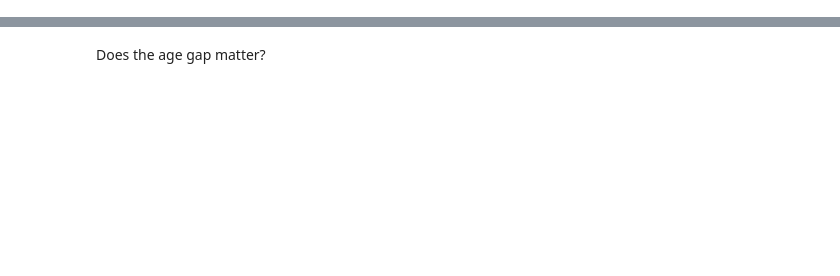
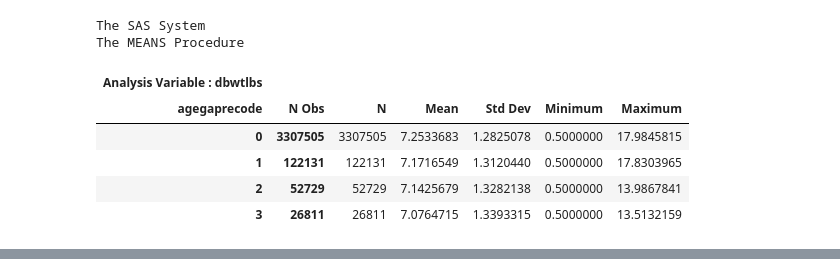
Before and after one commit to AndrewManukov/Stat448, a Jupyter notebook: assignments/DataChallenge2.ipynb, the cells around one changed output, grey strips where cells are left out. Saved outputs shown, nothing was run; the diff lists cells and outputs as text; code cells hidden in the pictures; blank space fills up the shorter version.

```diff
--- a/assignments/DataChallenge2.ipynb
+++ b/assignments/DataChallenge2.ipynb
@@ -48,2 +105,15 @@ The SAS System
+# %%
+proc means data = birtha;
+ class agegaprecode;
+ var dbwtlbs;
+# %% [output]
+The SAS System
+The MEANS Procedure
+| Analysis Variable : dbwtlbs |  |  |  |  |  |  |
+| agegaprecode | N Obs | N | Mean | Std Dev | Minimum | Maximum |
+| 0 | 3307505 | 3307505 | 7.2533683 | 1.2825078 | 0.5000000 | 17.9845815 |
+| 1 | 122131 | 122131 | 7.1716549 | 1.3120440 | 0.5000000 | 17.8303965 |
+| 2 | 52729 | 52729 | 7.1425679 | 1.3282138 | 0.5000000 | 13.9867841 |
+| 3 | 26811 | 26811 | 7.0764715 | 1.3393315 | 0.5000000 | 13.5132159 |
 # %%
 proc univariate data=birtha;
@@ -52,5 +123,3 @@ proc univariate data=birtha;
 run;
 # %% [output]
 [interactive output not drawn]
-# %% [markdown]
-Does the age gap matter?
```
Also changed, not shown: parts of 14 cells of this notebook.
